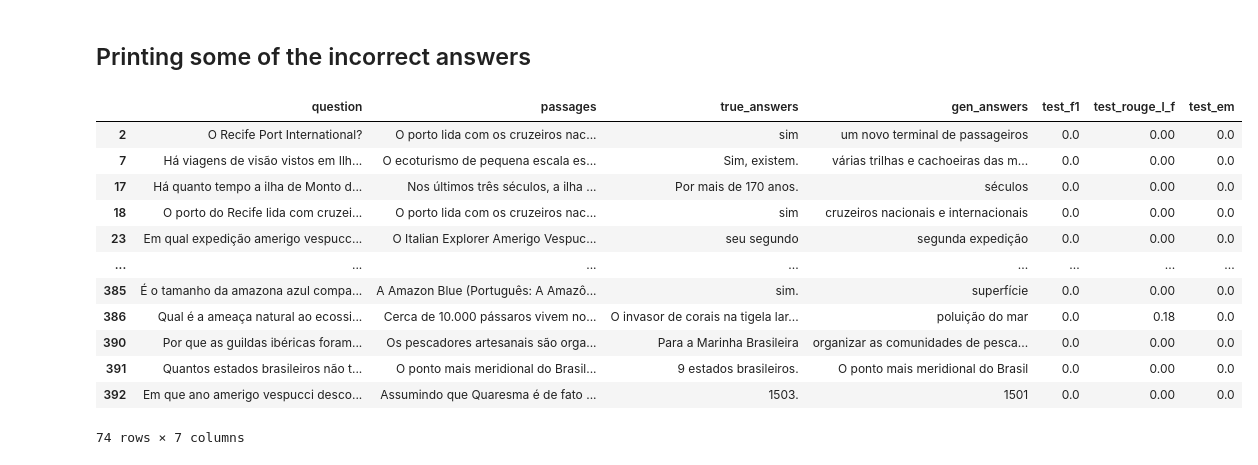
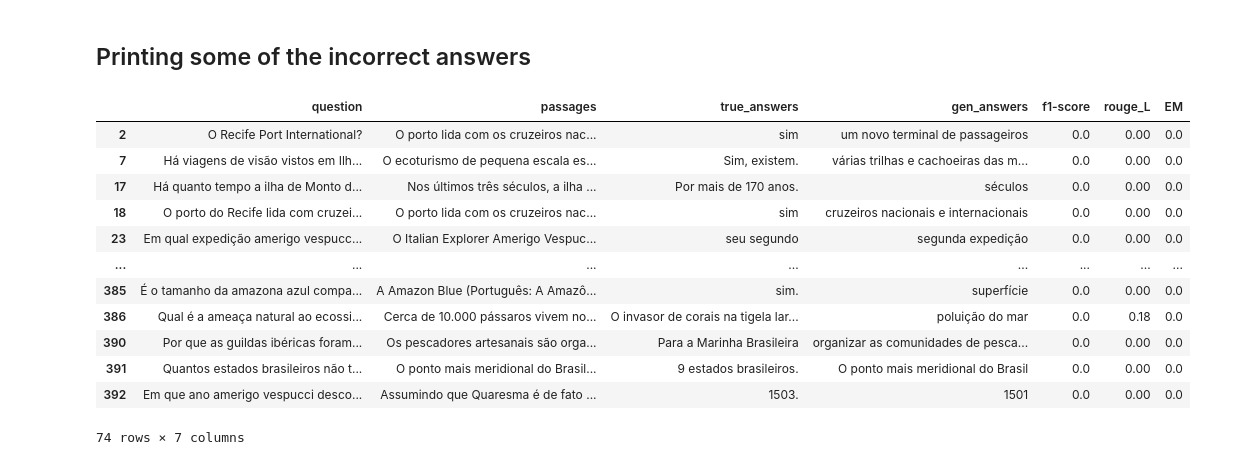
Before and after one commit to C4AI/blab-qa-viz, a Jupyter notebook: BERT_Performance_Evaluation_Blue_Amazon_QA.ipynb, the cells around one changed output. Cells and saved outputs as stored; diff of their text form; code cells hidden in the pictures.

```diff
--- a/BERT_Performance_Evaluation_Blue_Amazon_QA.ipynb
+++ b/BERT_Performance_Evaluation_Blue_Amazon_QA.ipynb
@@ -287,13 +289,13 @@ model_name = "test"
 for _, row in tqdm(df.iterrows()):
     # F1-score
     _, f1_score = scores('f1_score_qa', row['gen_answers'], row['true_answers'])
-    df.loc[df['question']==row['question'], '{}_f1'.format(model_name)] = round(f1_score[0], 2)
+    df.loc[df['question']==row['question'], 'f1-score'] = round(f1_score[0], 2)
 
     # Rouge
     _, rouge_l = scores('rouge_l_qa', row['gen_answers'], row['true_answers'])
     rouge_l_f = rouge_l
-    df.loc[df['question']==row['question'], '{}_rouge_l_f'.format(model_name)] = round(rouge_l_f, 2)
+    df.loc[df['question']==row['question'], 'rouge_L'] = round(rouge_l_f, 2)
 
     # Exact Match
     _, em = scores('em_qa', row['gen_answers'], row['true_answers'])
-    df.loc[df['question']==row['question'], '{}_em'.format(model_name)] = round(em, 2)
+    df.loc[df['question']==row['question'], 'EM'] = round(em, 2)
@@ -339,9 +345,9 @@ df.loc[df['test_f1']==1,:]
 # %% [markdown]
 ## Printing some of the incorrect answers
 # %%
-df.loc[df['test_f1']==0.,:]
+df.loc[df['f1-score']==0.,:]
 # %% [output]
-|  | question | passages | true_answers | gen_answers | test_f1 | test_rouge_l_f | test_em |
+|  | question | passages | true_answers | gen_answers | f1-score | rouge_L | EM |
 | 2 | O Recife Port International? | O porto lida com os cruzeiros nac... | sim | um novo terminal de passageiros | 0.0 | 0.00 | 0.0 |
 | 7 | Há viagens de visão vistos em Ilh... | O ecoturismo de pequena escala es... | Sim, existem. | várias trilhas e cachoeiras das m... | 0.0 | 0.00 | 0.0 |
 | 17 | Há quanto tempo a ilha de Monto d... | Nos últimos três séculos, a ilha ... | Por mais de 170 anos. | séculos | 0.0 | 0.00 | 0.0 |
```
Also changed, not shown: parts of 8 cells of this notebook, 3 other files.
